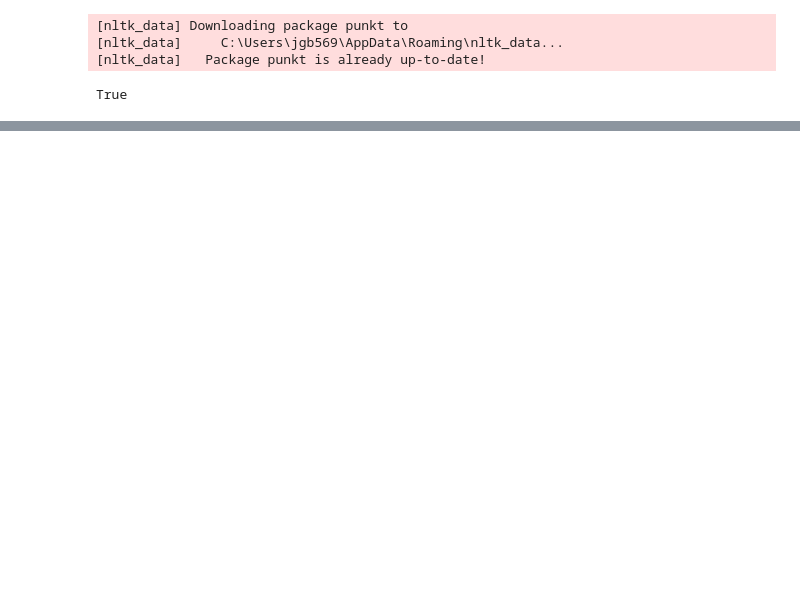
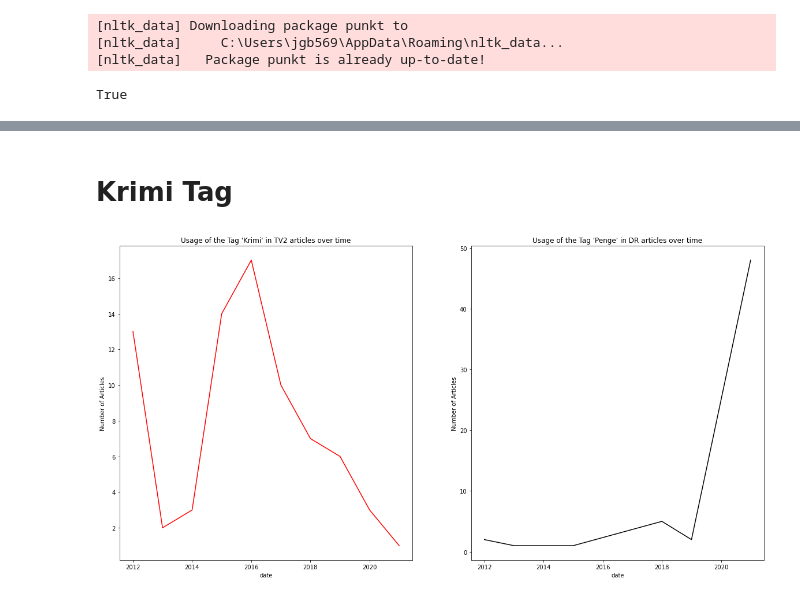
Before and after one commit to danawang10/isds29, a Jupyter notebook: Projekt/Complete project/Untitled.ipynb, the cells around one changed output, grey strips where cells are left out. Saved outputs shown, nothing was run; the diff lists cells and outputs as text; code cells hidden in the pictures; blank space fills up the shorter version.

```diff
--- a/Projekt/Complete project/Untitled.ipynb
+++ b/Projekt/Complete project/Untitled.ipynb
@@ -76,0 +52,22 @@ def top_words_month(df, year, month):
+# %%
+dr_analysis['date'] = pd.to_datetime(dr_analysis['date'])
+tv2_analysis['date'] = pd.to_datetime(tv2_analysis['date'])
+# %% [markdown]
+# Krimi Tag
+# %%
+tv2_krimi_tag = tv2_analysis[tv2_analysis['tag'] == "Krimi"].copy()
+# %%
+# Group by year
+tv2_krimi_tag_grouped =  tv2_krimi_tag.groupby(tv2_krimi_tag["date"].dt.year)["tag"].count()
+# %%
+tv2_krimi_tag_grouped = pd.DataFrame(tv2_krimi_tag_grouped).reset_index()
+# %%
+# Create and export plot
+fig, ax = plt.subplots(nrows=1, ncols=2, sharey=False, figsize=(20,10))
+ax[0] = sns.lineplot(x = 'date', y = 'tag', data = tv2_krimi_tag_grouped, ax = ax[0], color = 'red')\
+    .set(title = "Usage of the Tag 'Krimi' in TV2 articles over time", ylabel = "Number of Articles")
+ax[1] = sns.lineplot(x = 'date', y = 'tag', data = dr_penge_tag_grouped, ax = ax[1], color = 'black')\
+    .set(title = "Usage of the Tag 'Penge' in DR articles over time", ylabel = "Number of Articles")
+plt.savefig("TV2_krimi_tag.pdf", dpi = 300)
+# %% [output]
+[figure, added]
```
Also changed, not shown: parts of 9 cells of this notebook, 10 other files.
